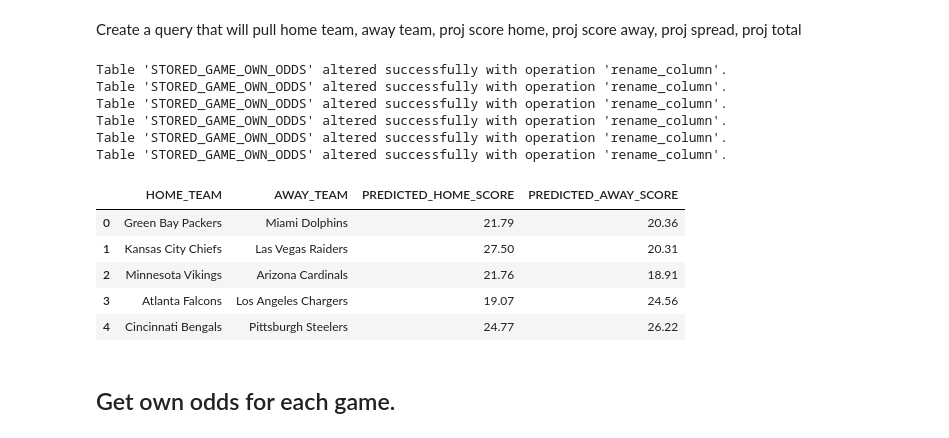
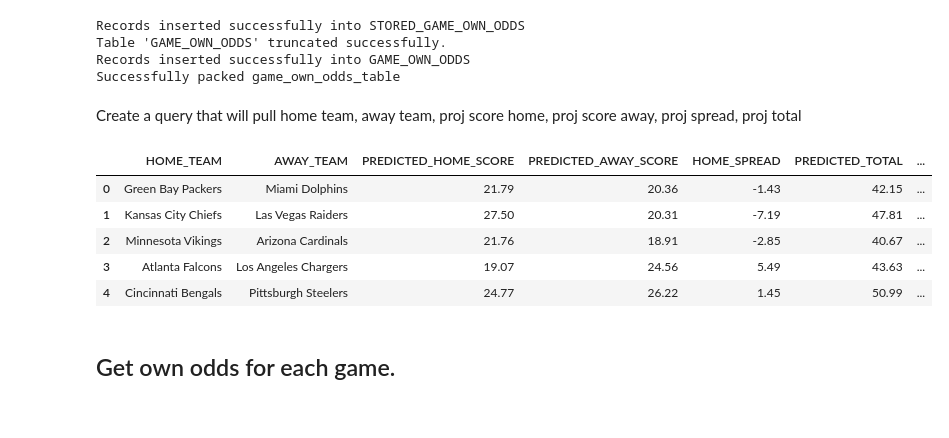
Before and after one commit to tmccoy94/Sports_Data_Project, a Jupyter notebook: test2.ipynb, the cells around one changed output. Drawn from its saved outputs; the diff is of its cells as text; code cells hidden in the pictures.

Commit message:
wrote query for gathering predicted outcomes

```diff
--- a/test2.ipynb
+++ b/test2.ipynb
@@ -191,42 +13,37 @@ get_predictions_for_games()
+# %%
+nfl_data_packer.pack_own_odds_predictions()
+# %% [output]
+Records inserted successfully into STORED_GAME_OWN_ODDS
+Table 'GAME_OWN_ODDS' truncated successfully.
+Records inserted successfully into GAME_OWN_ODDS
+Successfully packed game_own_odds_table
 # %% [markdown]
 Create a query that will pull home team, away team, proj score home, proj score away, proj spread, proj total
-# %%
-manager.alter_table('STORED_GAME_OWN_ODDS', 'rename_column', 'PREDICTED_HOME_POINTS', 'SPREAD_2' )
-manager.alter_table('STORED_GAME_OWN_ODDS', 'rename_column', 'PREDICTED_AWAY_POINTS', 'TOTAL_2' )
-
-manager.alter_table('STORED_GAME_OWN_ODDS', 'rename_column', 'SPREAD', 'PREDICTED_HOME_POINTS' )
-manager.alter_table('STORED_GAME_OWN_ODDS', 'rename_column', 'TOTAL', 'PREDICTED_AWAY_POINTS')
-
-manager.alter_table('STORED_GAME_OWN_ODDS', 'rename_column', 'SPREAD_2', 'SPREAD' )
-manager.alter_table('STORED_GAME_OWN_ODDS', 'rename_column', 'TOTAL_2', 'TOTAL' )
-# %% [output]
-Table 'STORED_GAME_OWN_ODDS' altered successfully with operation 'rename_column'.
-Table 'STORED_GAME_OWN_ODDS' altered successfully with operation 'rename_column'.
-Table 'STORED_GAME_OWN_ODDS' altered successfully with operation 'rename_column'.
-Table 'STORED_GAME_OWN_ODDS' altered successfully with operation 'rename_column'.
-Table 'STORED_GAME_OWN_ODDS' altered successfully with operation 'rename_column'.
-Table 'STORED_GAME_OWN_ODDS' altered successfully with operation 'rename_column'.
 # %%
-manager.dataframe_query(
-"""
-SELECT
-    HOME_TEAM.TEAM_NAME AS HOME_TEAM,
-    AWAY_TEAM.TEAM_NAME AS AWAY_TEAM,
-    GOO.PREDICTED_HOME_POINTS AS PREDICTED_HOME_SCORE,
-    GOO.PREDICTED_AWAY_POINTS AS PREDICTED_AWAY_SCORE
-FROM
-    GAME_OWN_ODDS AS GOO JOIN GAMES AS GAMES ON GOO.GAME_SERIAL = GAMES.SERIAL
-    JOIN TEAMS AS HOME_TEAM ON HOME_TEAM.SERIAL = GAMES.HOME_TEAM_SERIAL
-    JOIN TEAMS AS AWAY_TEAM ON AWAY_TEAM.SERIAL = GAMES.AWAY_TEAM_SERIAL
-LIMIT 5
-""")
+def get_predicted_info_by_team():
+    manager.dataframe_query(
+    """
+    SELECT
+        HOME_TEAM.TEAM_NAME AS HOME_TEAM,
+        AWAY_TEAM.TEAM_NAME AS AWAY_TEAM,
+        GOO.PREDICTED_HOME_POINTS AS PREDICTED_HOME_SCORE,
+        GOO.PREDICTED_AWAY_POINTS AS PREDICTED_AWAY_SCORE,
+        GOO.SPREAD AS HOME_SPREAD,
+        GOO.TOTAL AS PREDICTED_TOTAL,
+        GAMES.GAME_DATE
+    FROM
+        GAME_OWN_ODDS AS GOO JOIN GAMES AS GAMES ON GOO.GAME_SERIAL = GAMES.SERIAL
+        JOIN TEAMS AS HOME_TEAM ON HOME_TEAM.SERIAL = GAMES.HOME_TEAM_SERIAL
+        JOIN TEAMS AS AWAY_TEAM ON AWAY_TEAM.SERIAL = GAMES.AWAY_TEAM_SERIAL
+    LIMIT 5
+    """)
 # %% [output]
-|  | HOME_TEAM | AWAY_TEAM | PREDICTED_HOME_SCORE | PREDICTED_AWAY_SCORE |
-| 0 | Green Bay Packers | Miami Dolphins | 21.79 | 20.36 |
-| 1 | Kansas City Chiefs | Las Vegas Raiders | 27.50 | 20.31 |
-| 2 | Minnesota Vikings | Arizona Cardinals | 21.76 | 18.91 |
-| 3 | Atlanta Falcons | Los Angeles Chargers | 19.07 | 24.56 |
-| 4 | Cincinnati Bengals | Pittsburgh Steelers | 24.77 | 26.22 |
+|  | HOME_TEAM | AWAY_TEAM | PREDICTED_HOME_SCORE | PREDICTED_AWAY_SCORE | HOME_SPREAD | PREDICTED_TOTAL | ... |
+| 0 | Green Bay Packers | Miami Dolphins | 21.79 | 20.36 | -1.43 | 42.15 | ... |
+| 1 | Kansas City Chiefs | Las Vegas Raiders | 27.50 | 20.31 | -7.19 | 47.81 | ... |
+| 2 | Minnesota Vikings | Arizona Cardinals | 21.76 | 18.91 | -2.85 | 40.67 | ... |
+| 3 | Atlanta Falcons | Los Angeles Chargers | 19.07 | 24.56 | 5.49 | 43.63 | ... |
+| 4 | Cincinnati Bengals | Pittsburgh Steelers | 24.77 | 26.22 | 1.45 | 50.99 | ... |
 # %% [markdown]
 ## Get own odds for each game.
 # %%
```
Also changed, not shown: parts of 9 cells of this notebook, 2 other files.
